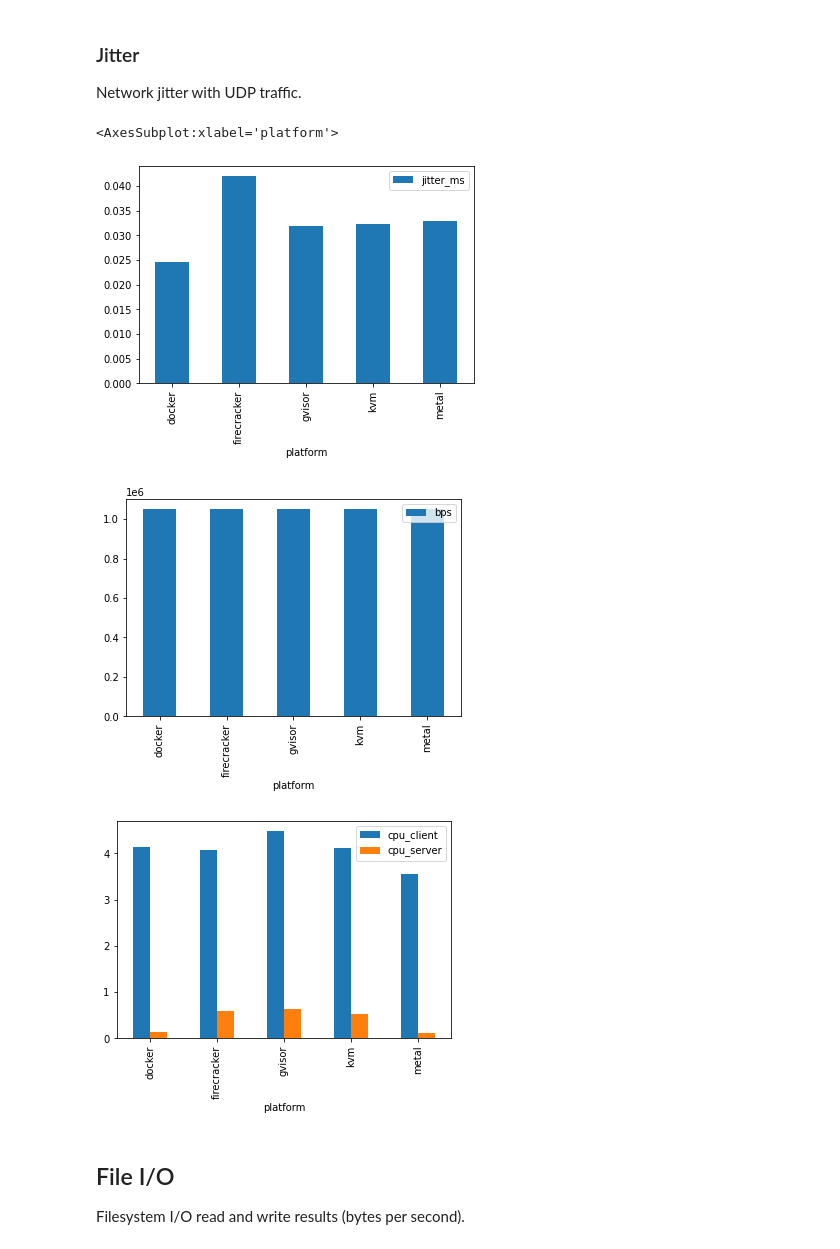
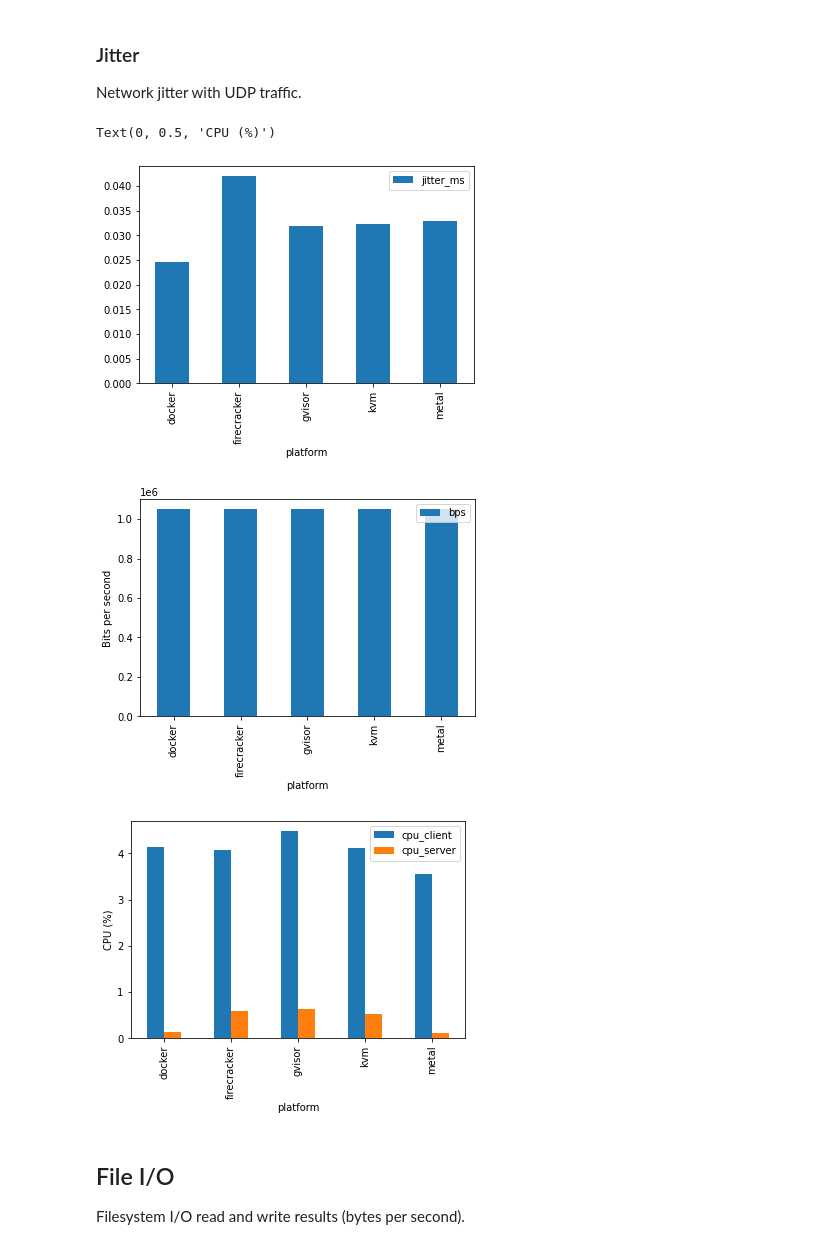
Before and after one commit to ppeerttu/virtualization-benchmarks, a Jupyter notebook: analysis/initial-visualization.ipynb, the cells around one changed output. Cells and saved outputs as stored; diff of their text form; code cells hidden in the pictures.

```diff
--- a/analysis/initial-visualization.ipynb
+++ b/analysis/initial-visualization.ipynb
@@ -51,16 +57,18 @@ Network jitter with UDP traffic.
 # %%
 df = pd.read_csv(jitter_path)
 
 group = df.groupby(["platform"]).mean()
 
 group.plot.bar(y=["jitter_ms"])
-group.plot.bar(y=["bps"])
-group.plot.bar(y=["cpu_client", "cpu_server"])
+ax = group.plot.bar(y=["bps"])
+ax.set_ylabel("Bits per second")
+ax = group.plot.bar(y=["cpu_client", "cpu_server"])
+ax.set_ylabel("CPU (%)")
 # %% [output]
-<AxesSubplot:xlabel='platform'>
+Text(0, 0.5, 'CPU (%)')
 [figure]
-[figure, old version]
+[figure, new version]
-[figure, old version]
+[figure, new version]
 # %% [markdown]
 ## File I/O
 
```
Also changed, not shown: parts of 10 cells of this notebook.
